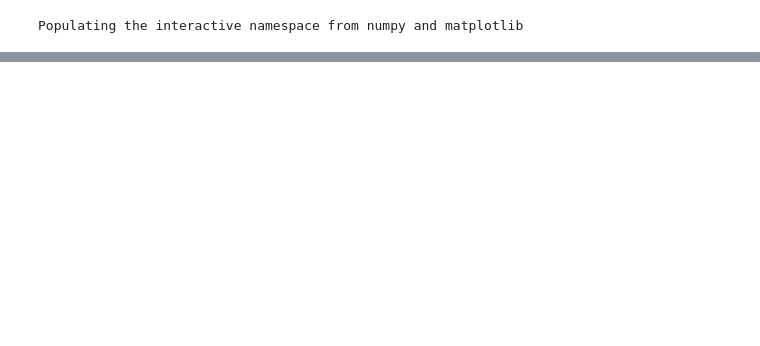
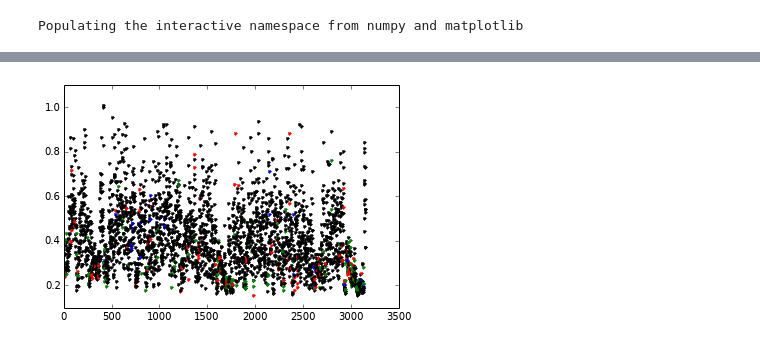
Before and after one commit to gilestrolab/pyrem, a Jupyter notebook: prototype/features.ipynb, the cells around one changed output, grey strips where cells are left out. Saved outputs shown, nothing was run; the diff lists cells and outputs as text; code cells hidden in the pictures; blank space fills up the shorter version.

```diff
--- a/prototype/features.ipynb
+++ b/prototype/features.ipynb
@@ -27,0 +53,9 @@ sig
+# %%
+
+p = km.predict(f)
+color_map = ["k","b","r","g"]
+pl.figure()
+for i, (c, x, y) in enumerate(zip(p, features["power_median"], features["power_median"])):
+    pl.plot(i, x,'.',color=color_map[c])
+# %% [output]
+[figure, added]
```
Also changed, not shown: parts of 12 cells of this notebook, 8 other files.
